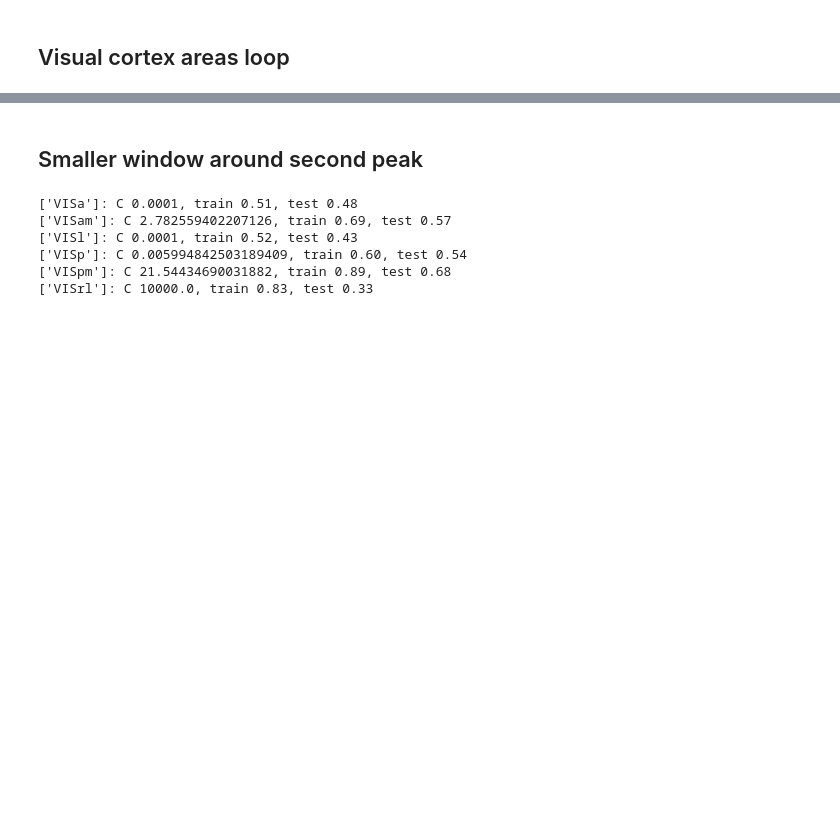
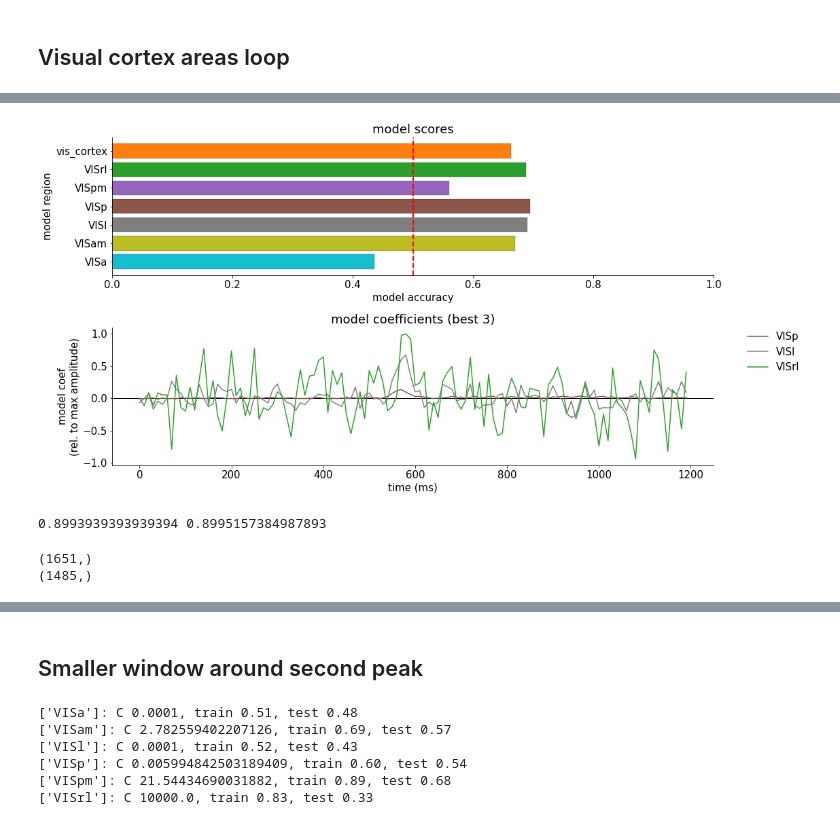
Before and after one commit to rodjfg/los-fabulosos-pixelotls, a Jupyter notebook: scripts/adrian_glm.ipynb, the cells around one changed output, grey strips where cells are left out. Saved outputs shown, nothing was run; the diff lists cells and outputs as text; code cells hidden in the pictures; blank space fills up the shorter version.

```diff
--- a/scripts/adrian_glm.ipynb
+++ b/scripts/adrian_glm.ipynb
@@ -78,0 +401,32 @@ regions_of_interest = [["VISa"], ["VISam"], ["VISl"], ["VISp"], ["VISpm"], ["VIS
+# %%
+nrows, ncols = (2,1)
+fig, axes = plt.subplots(nrows=nrows, ncols=ncols, figsize=(16*ncols, 4*nrows))
+axes = axes.flatten()
+plot_results_subplots(regions_of_interest,model_list,model_test_score,y_window*10,regions_labels,'tab10_r',3,rescale = True,axes=axes)
+plt.subplots_adjust(hspace=0.4)
+plt.show()
+# %% [output]
+[figure, added]
+# %%
+# from sklearn.model_selection import StratifiedShuffleSplit
+# sss = StratifiedShuffleSplit(n_splits=1, test_size=0.5, random_state=0)
+# sss.get_n_splits(samples, y)
+# for train_index, test_index in sss.split(samples, y):
+#     #  print("TRAIN:", train_index, "TEST:", test_index)
+#      X_train, X_test = samples[train_index], samples[test_index]
+#      y_train, y_test = y[train_index], y[test_index]
+#      print(np.sum(y_train)/y_train.shape[0], np.sum(y_test)/y_test.shape[0])
+# samples_train, samples_test, y_train, y_test = train_test_split(samples, y, test_size=0.5, random_state=42)
+X_train, X_test, y_train, y_test = train_test_split(samples, y, test_size=0.5, random_state=42, stratify=y)
+print(np.sum(y_train)/y_train.shape[0], np.sum(y_test)/y_test.shape[0])
+# %% [output]
+0.8993939393939394 0.8995157384987893
+# %%
+test_size = 0.5
+nsamples = len(y)
+ntest = int(test_size*nsamples)
+print(y.shape)
+print(y.nonzero()[0].shape)
+# %% [output]
+(1651,)
+(1485,)
```
Also changed, not shown: parts of 23 cells of this notebook.
